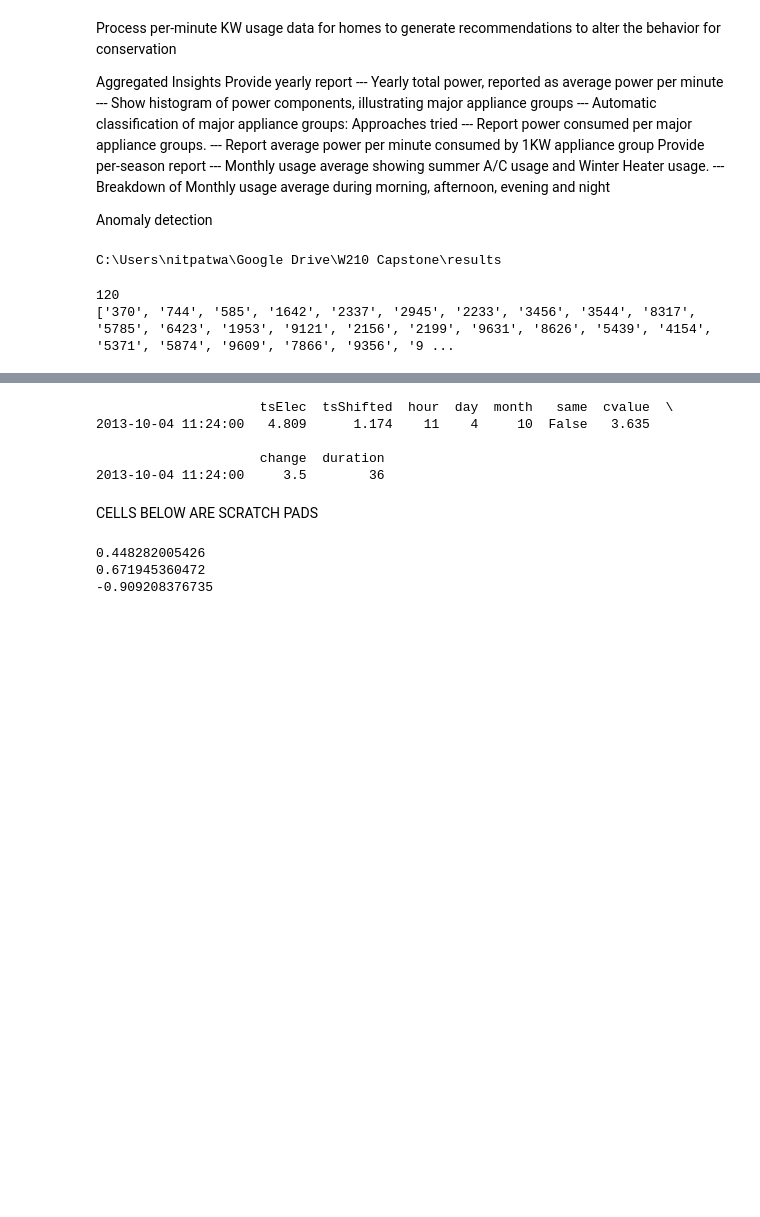
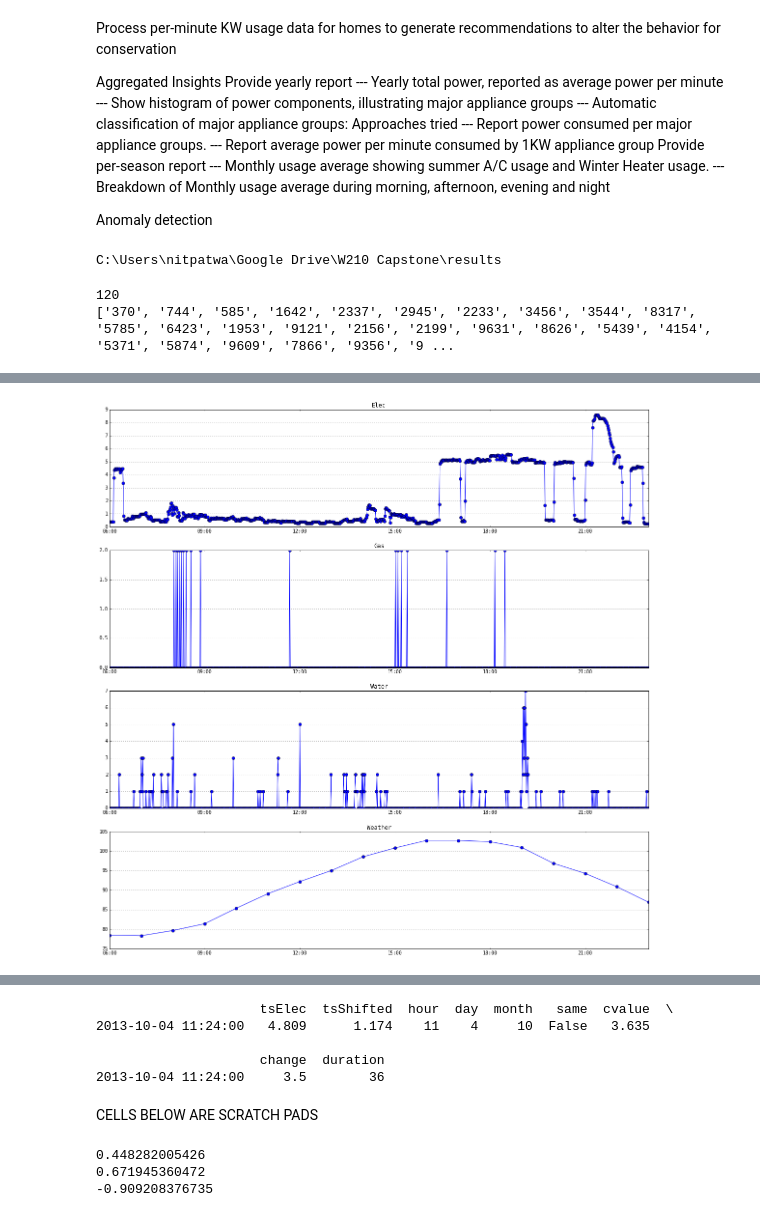
Before and after one commit to lkirch/energy-dashboard, a Jupyter notebook: Python-code/pecan_electricity_processor.ipynb, the cells around one changed output, grey strips where cells are left out. Cells and saved outputs as stored; diff of their text form; code cells hidden in the pictures; blank space fills up the shorter version.

```diff
--- a/Python-code/pecan_electricity_processor.ipynb
+++ b/Python-code/pecan_electricity_processor.ipynb
@@ -132,3 +133,9 @@ else:
+# %%
+forcehomeid = False
+if (forcehomeid):
+    homeidlist = ['7866']
+    num_homes = 1
+    homeid = homeidlist[0]
 # %%
 # Main Analysis Loop for processing all homeids
 # It will also create new summary file
@@ -720,0 +868,82 @@ tsElec[myday+' 00' : myday+' 05'].plot(ax=ax11[3], title=mydayname + ' night hou
+# %%
+# Exploration Cell
+%matplotlib inline
+
+if (forcehomeid):
+    dfGas = dfGasAll[dfGasAll['dataid'] == int(homeid)]
+    tsGas = dfGas['meter_value'].loc[mykey]
+
+    dfWater = dfWaterAll[dfWaterAll['dataid'] == int(homeid)]
+    tsWater = dfWater['meter_value'].loc[mykey]
+
+    tsGasShifted = tsGas.shift(1, freq='min')
+    tsGas = tsGas[1:]
+    tsGasShifted = tsGasShifted[0:-1]
+    tsGasChange = tsGas - tsGasShifted
+    tsGasChange = tsGasChange.fillna(0)
+
+    tsWaterShifted = tsWater.shift(1, freq='min')
+    tsWater = tsWater[1:]
+    tsWaterShifted = tsWaterShifted[0:-1]
+    tsWaterChange = tsWater - tsWaterShifted
+    tsWaterChange = tsWaterChange.fillna(0)
+
+    filename = datadir+'gzips/'+homeid+'-'+year+'-electricity-minute_data.txt.gz'
+    dfElec = pd.read_table(filename, sep='|', names=column_names)
+    dfElec = dfElec.fillna(0)
+    #print dfElec['dataid'][0]
+    # Start analysis by reading the dataframe
+
+    # format the date-time so that it can be used as index
+
+    if (pge_data):
+        dfElec['localminute']= dfElec['DATE'] + ' ' + dfElec['START TIME'] + ':00'
+    else:
+        dfElec['localminute']= dfElec['localminute'].map(lambda x: x[0:19])
+    #print dfElec['localminute'][0]
+
+    localdatetime = dfElec['localminute']
+    #print type(localdatetime)
+
+    #convert series's values list into Panda date/time object list
+    datevalues = pd.to_datetime(localdatetime.values)
+    #print "Type of datevalues is ", type(datevalues)
+    #print "Type of usevalues is ", type(use.values)
+
+    # reindex dfElec so that it has timeseries index
+    dfElec.index = datevalues
+
+    #create a TimeSeries with use-values as data and datavalues as index
+    if (pge_data):
+        dfElec.rename(columns={'USAGE':'Usage'}, inplace=True)
+        cost = dfElec['COST']
+    else:
+        dfElec.rename(columns={'use':'Usage'}, inplace=True)
+
+    #Series is a dictionary, so values can be extracted
+    #tsElec = Series(use.values, index=datevalues)
+    tsElec = dfElec['Usage']
+    #print "Type of tsElec is ", type(tsElec)
+
+    # Large-Grain Time-Series. The resample preserves the time-series index.
+    #--------------------------------------------------------------------------------
+    # hourly
+    tsHourly = tsElec[year].resample('H', how='sum', closed='left', label='left')/60
+    # ts.at_time(time(10,0)) will have info at that time only
+    # ts.between_time((time(10,0), time(11,0)) will have info in that window only
+
+    # weekday
+    tsDaily = tsHourly.resample('D', how='sum', closed='left', label='left')
+
+mydaybeg = mykey+'-07 06:00:00'
+mydayend = mykey+'-07 23:00:00'
+dayslist = ['Mon', 'Tue', 'Wed', 'Thu', 'Fri', 'Sat', 'Sun']
+
+print dfSummary[['age', 'tsf', 'sfsf', 'rating']].loc[int(homeid)]
+
+fig10, ax10 = plt.subplots(4, 1, figsize=(20,20))
+tsElec[mydaybeg : mydayend].plot(ax=ax10[0], marker='o', title="Elec")
+tsGasChange[mydaybeg : mydayend].plot(ax=ax10[1], marker='o', title="Gas")
+tsWaterChange[mydaybeg : mydayend].plot(ax=ax10[2], marker='o', title="Water")
+tsWeather[mydaybeg : mydayend].plot(ax=ax10[3], marker='o', title="Weather")
+# %% [output]
@@ -720,0 +956 @@ tsElec[myday+' 00' : myday+' 05'].plot(ax=ax11[3], title=mydayname + ' night hou
+[figure, added]
```
Also changed, not shown: parts of 17 cells of this notebook.
